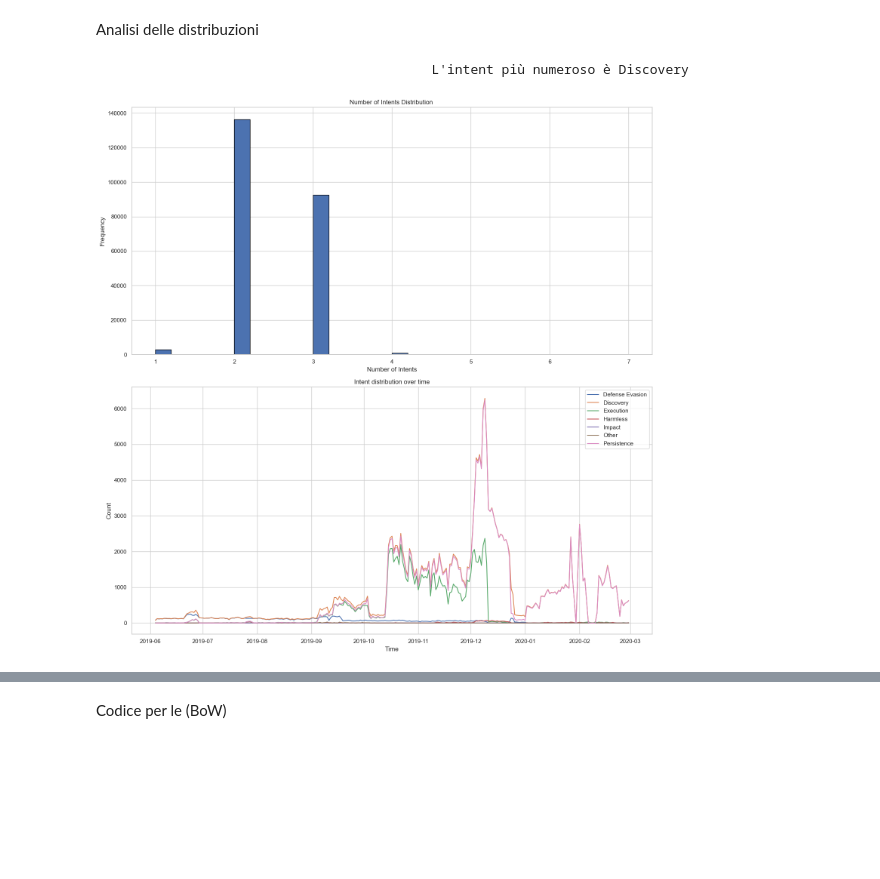
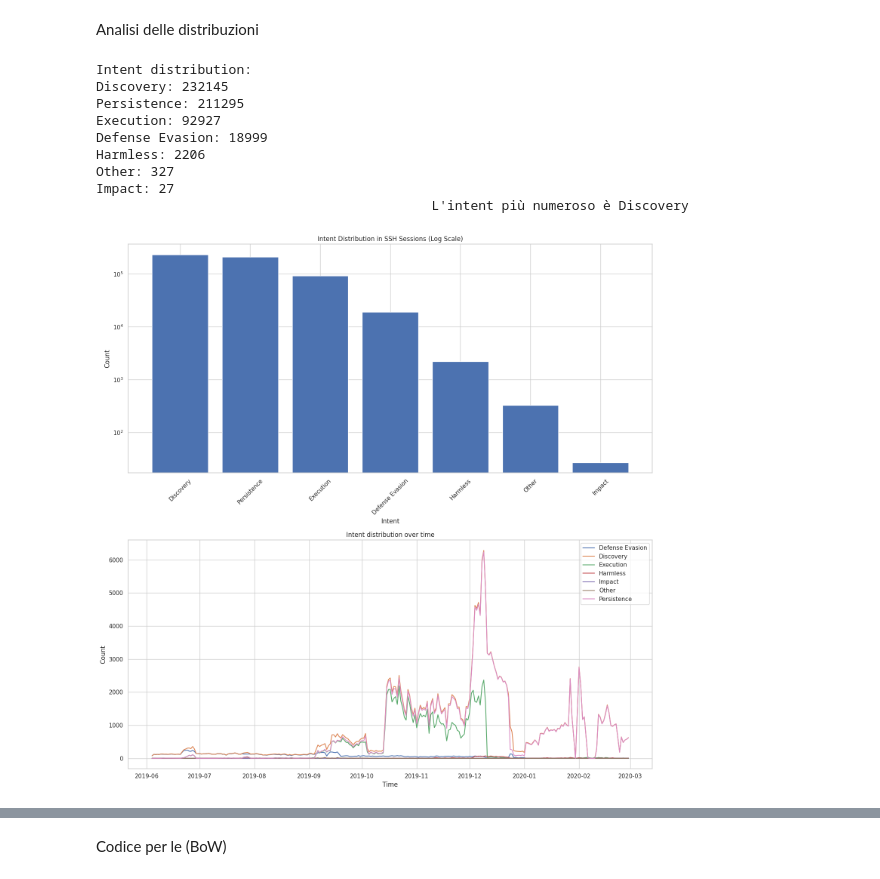
Before and after one commit to andreaRusso04/MachineLearningProject, a Jupyter notebook: notebooks/exploratoryDataAnalysis.ipynb, the cells around one changed output, grey strips where cells are left out. Saved outputs shown, nothing was run; the diff lists cells and outputs as text; code cells hidden in the pictures; blank space fills up the shorter version.

```diff
--- a/notebooks/exploratoryDataAnalysis.ipynb
+++ b/notebooks/exploratoryDataAnalysis.ipynb
@@ -68,11 +121,14 @@ Codice per le distribuzioni di numero di caratteri per ogni sessione e numero di
 # %%
-sessionCodeLen = dataSet[["full_session"]].copy()
-sessionCodeLen["number_of_characters"] = sessionCodeLen["full_session"].str.len()
+sessionCodeLen = dataSet[["decoded_payload"]].copy()
+sessionCodeLen["number_of_characters"] = sessionCodeLen["decoded_payload"].str.len()
 
-sessionWordsLen = dataSet[["full_session"]].copy()
-sessionWordsLen["number_of_words_token"] = sessionWordsLen["full_session"].str.split(r";|\||&&|\|\||>>|>|<|&").str.len()
+sessionWordsLen = dataSet[["decoded_payload"]].copy()
+word_pattern = re.compile(r'[^\s|;(){}:\'\">]+')
+# sessionWordsLen["number_of_words_token"] = sessionWordsLen["decoded_payload"].str.split(r";|\||&&|\|\||>>|>|<|&").str.len()
+# use regex instead of str.split to count words
+sessionWordsLen["number_of_words_token"] = sessionWordsLen["decoded_payload"].apply(lambda x: len(word_pattern.findall(x)))
 
-sessionWordsLen["number_of_words_command"] = sessionWordsLen["full_session"].str.split(r";").str.len()
+sessionWordsLen["number_of_words_command"] = sessionWordsLen["decoded_payload"].str.split(r";").str.len()
 
 
 # Calcolo outlier con metodo IQR
@@ -134,7 +190,7 @@ axes[1, 1].set_xlabel("Number of token")
 axes[2, 0].hist(central_words["number_of_words_command"], bins=30, edgecolor="black")
 
 axes[2, 0].set_title("token Distribution ")
-axes[2, 0].set_xlabel("Number of words")
+axes[2, 0].set_xlabel("Number of words (command)")
 axes[2, 0].set_ylabel("Frequency")
 
 # --- (F) Istogramma parole con eliminazione outlier ----------------------
@@ -220,15 +289,29 @@ global_common = exploded['Set_Fingerprint'].value_counts().idxmax()
 
 sessionIntents["numberOfIntentsPerSession"] = sessionIntents["Set_Fingerprint"].str.len()
 
+
+from collections import defaultdict
+intent_counts = defaultdict(int)
+for intents in dataSet['Set_Fingerprint']:
+    for intent in intents:
+        intent_counts[intent] += 1
+sorted_intent_counts = sorted(intent_counts.items(), key=lambda x: x[1], reverse=True)
+print("Intent distribution:")
+for intent, count in sorted_intent_counts:
+    print(f"{intent}: {count}")
+
+# Plot the intent distribution as a bar chart
+intents, counts = zip(*sorted_intent_counts)
+
 #-----------------------------------------------------------------------------------------
 fig, axes = plt.subplots(2, 1, figsize=(15, 15))
 
 
-axes[0].hist(sessionIntents["numberOfIntentsPerSession"], bins=30, edgecolor="black")
-
-axes[0].set_title("Number of Intents Distribution ")
-axes[0].set_xlabel("Number of Intents")
-axes[0].set_ylabel("Frequency")
+axes[0].bar(intents, counts, log=True)
+axes[0].set_title("Intent Distribution in SSH Sessions (Log Scale)")
+axes[0].set_xlabel("Intent")
+axes[0].set_ylabel("Count")
+axes[0].tick_params(axis='x', rotation=45)
 
 
 #-----------------------------------------------------------------------------------------
@@ -238,31 +321,39 @@ groupIntents = sessionIntents.groupby("Set_Fingerprint")
 #---------------------------------------------------------------------------------------------
 print(f"{f"L'intent più numeroso è {global_common}":^120}")
 
 #----------------------------------------ANALISI-TEMPORALE------------------------------------
 
 exploded["day"] = exploded["Time"].dt.floor("D")
 distribution_time = (
     exploded
     .groupby(["day", "Set_Fingerprint"])
     .size()
     .unstack(fill_value=0)
 )
 
 
 
 
 for intent in distribution_time.columns:
     plt.plot(distribution_time.index,
              distribution_time[intent],
              label=intent)
 
 axes[1].set_title("Intent distribution over time")
 axes[1].set_xlabel("Time")
 axes[1].set_ylabel("Count")
 axes[1].legend()
 axes[1].grid(True)
 plt.tight_layout()
 plt.show()
 # %% [output]
+Intent distribution:
+Discovery: 232145
+Persistence: 211295
+Execution: 92927
+Defense Evasion: 18999
+Harmless: 2206
+Other: 327
+Impact: 27
                                            L'intent più numeroso è Discovery
-[figure, old version]
+[figure, new version]
```
Also changed, not shown: parts of 8 cells of this notebook, 2 other files.
